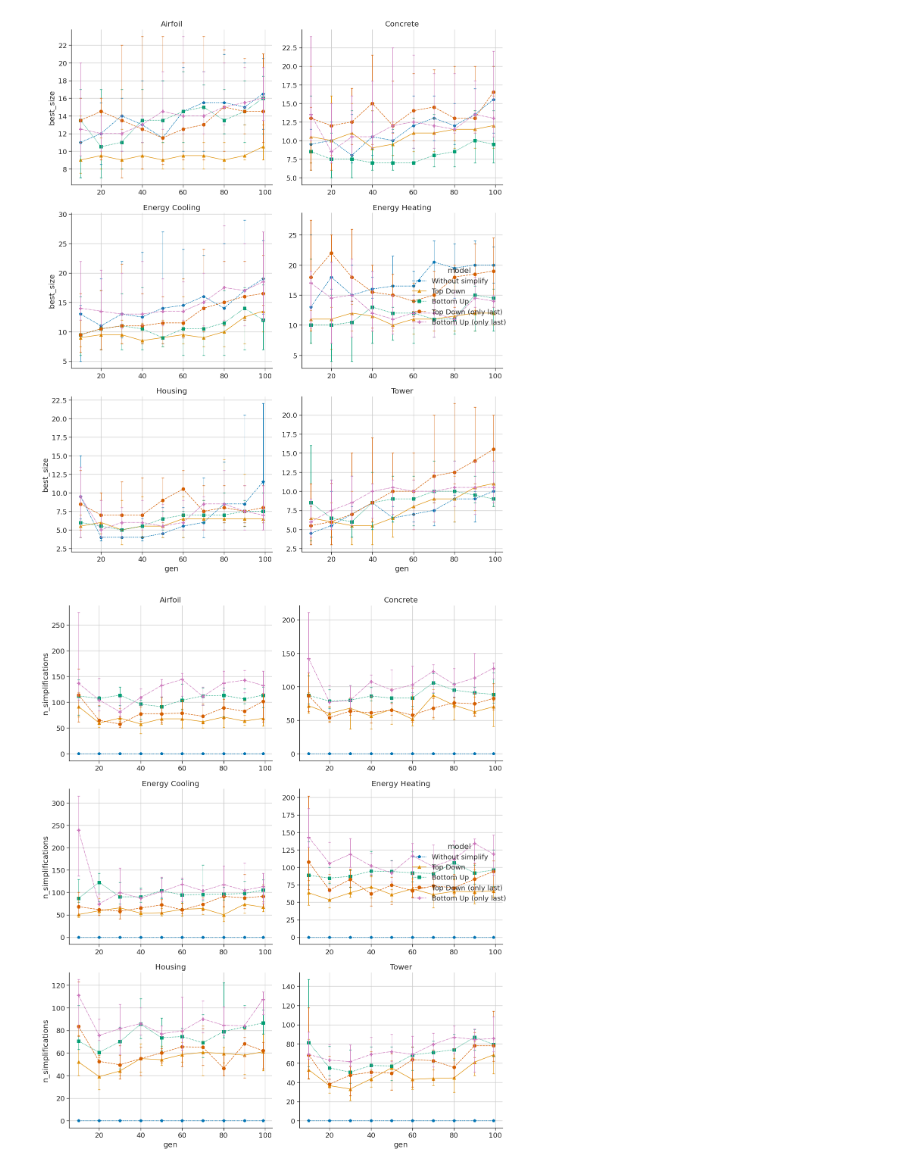
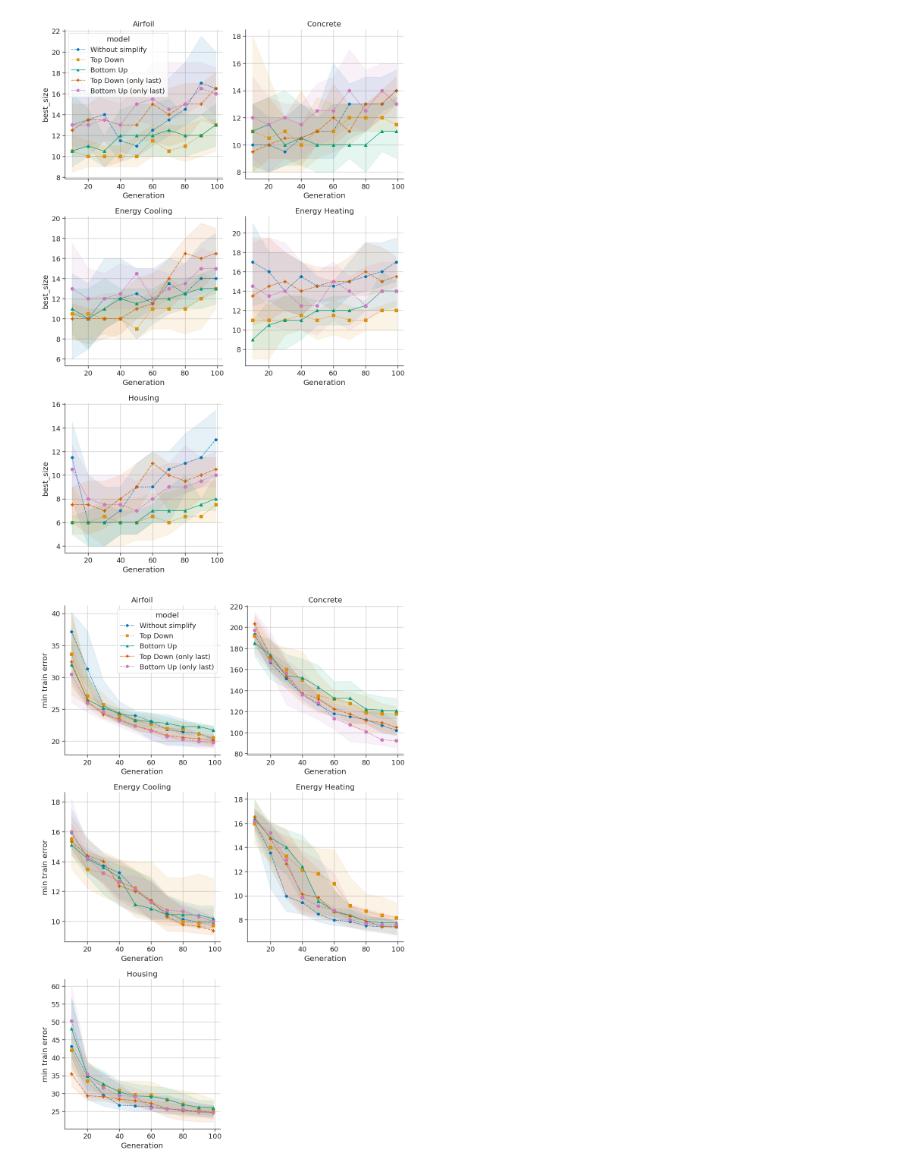
Before and after one commit to gAldeia/hashing-symbolic-expressions, a Jupyter notebook: analysis/evoltion_curves.ipynb, the cells around one changed output. Drawn from its saved outputs; the diff is of its cells as text; code cells hidden in the pictures.

Commit message:
Updated plots

```diff
--- a/analysis/evoltion_curves.ipynb
+++ b/analysis/evoltion_curves.ipynb
@@ -80,34 +79,36 @@ all_data_df.sample(5)
 5 rows × 27 columns
 # %%
 for col in [
-    'best_size','n_simplifications','n_new_hashes','med train error','med train size',
-    'med val error','med val size','min train error','min val error'
+    'best_size','min train error','min val error',
+    'n_simplifications','n_new_hashes',
+    'med train error','med train size','med val error','med val size',
 ]:
 
     # about errors: https://seaborn.pydata.org/tutorial/error_bars.html
     g = sns.relplot(
         data=all_data_df,
         x="gen", y=col, col="dataset", hue="model",
         style="model", col_wrap=col_wrap, markers=marker_choice, markeredgecolor=None,
-        kind="line", facet_kws={'sharey': False, 'sharex': False, 'legend_out':True}, #errorbar=None, #('ci', 50),
+        kind="line", facet_kws={'sharey': False, 'sharex': False, 'legend_out':False}, #errorbar=None, #('ci', 50),
         hue_order = order, estimator=np.median, markersize=6,
 
-        err_style='bars', err_kws={'capsize':2.0, 'linewidth':0.75},
-        #err_style='band', err_kws={'alpha':0.1},
+        #err_style='bars', err_kws={'capsize':2.0, 'linewidth':0.75},
+        err_style='band', err_kws={'alpha':0.1},
     )
     g.set_titles("{col_name}")
 
     for (ds, plot_ax) in g._axes_dict.items():
         plot_ax.grid(which='major', axis='both', linewidth=1)
+        plot_ax.set_xlabel("Generation")
 
     if False: # use log scale
         # g.set(xscale="log")
         g.set(yscale="log")
 
     plt.tight_layout()
     plt.savefig(f"../paper/figs/{col}.pdf")
     plt.savefig(f"../paper/figs/{col}.png")
     plt.show()
 # %% [output]
-[figure, old version]
+[figure, new version]
-[figure, old version]
+[figure, new version]
```
Also changed, not shown: parts of 3 cells of this notebook, 5 other files.
